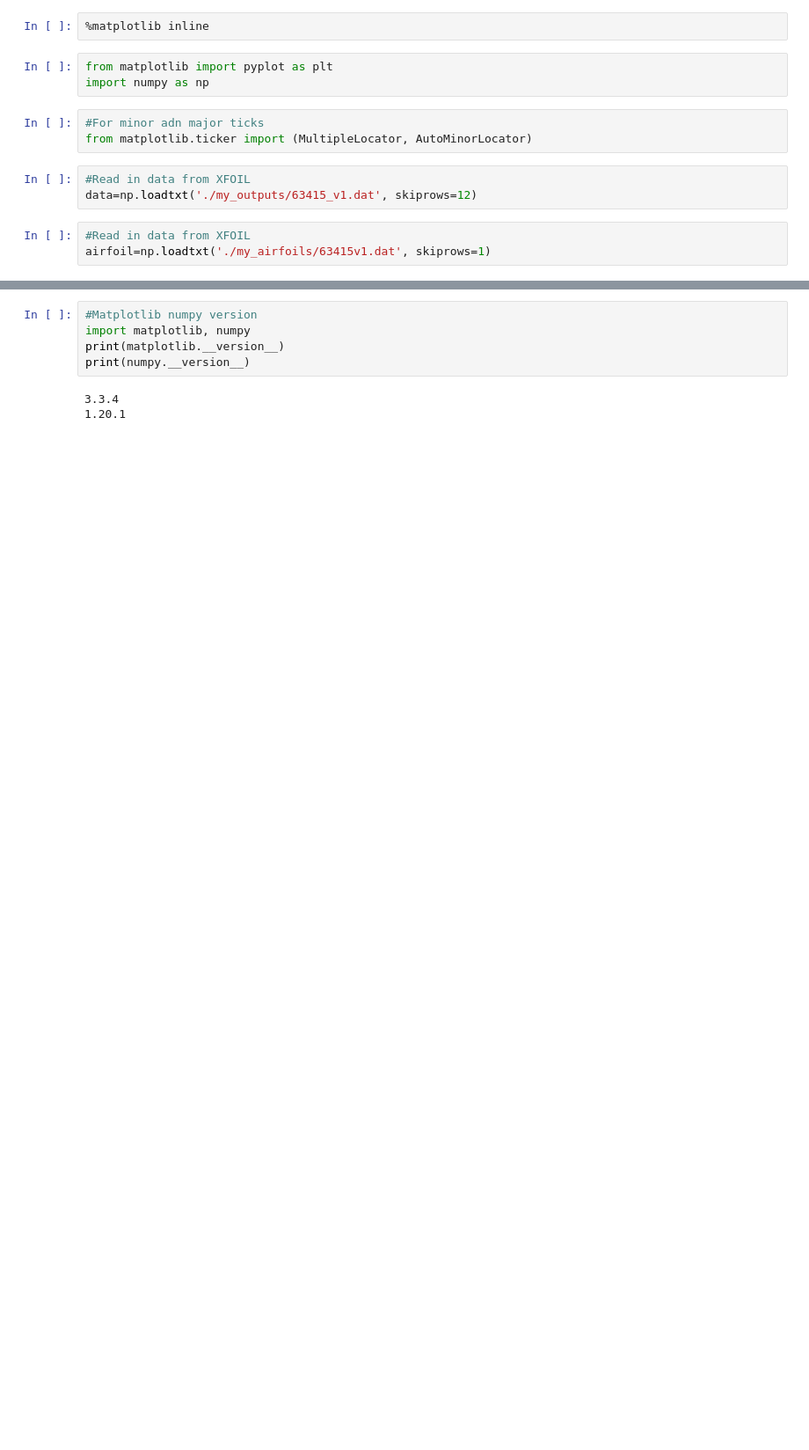
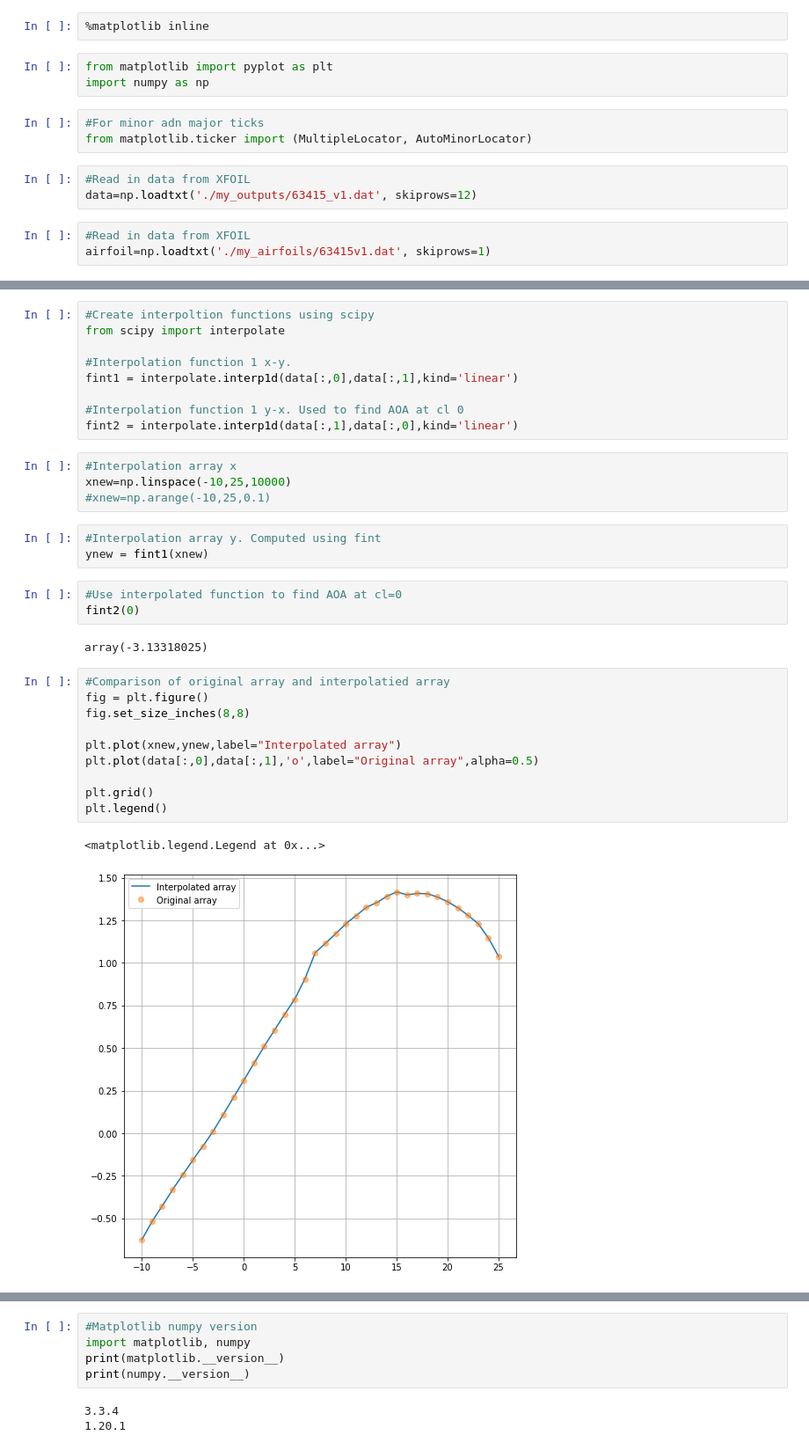
Before and after one commit to joelguerrero/aero_plots, a Jupyter notebook: airfoil_plots1.ipynb, the cells around one changed output, grey strips where cells are left out. Shown: that part at 88% size. Cells and saved outputs as stored; diff of their text form; blank space fills up the shorter version.

Commit message:
new plots
new plots

```diff
--- a/airfoil_plots1.ipynb
+++ b/airfoil_plots1.ipynb
@@ -172,0 +243,34 @@ plt.show()
+# %%
+#Create interpoltion functions using scipy
+from scipy import interpolate
+
+#Interpolation function 1 x-y.
+fint1 = interpolate.interp1d(data[:,0],data[:,1],kind='linear')
+
+#Interpolation function 1 y-x. Used to find AOA at cl 0
+fint2 = interpolate.interp1d(data[:,1],data[:,0],kind='linear')
+# %%
+#Interpolation array x
+xnew=np.linspace(-10,25,10000)
+#xnew=np.arange(-10,25,0.1)
+# %%
+#Interpolation array y. Computed using fint
+ynew = fint1(xnew)
+# %%
+#Use interpolated function to find AOA at cl=0
+fint2(0)
+# %% [output]
+array(-3.13318025)
+# %%
+#Comparison of original array and interpolatied array
+fig = plt.figure()
+fig.set_size_inches(8,8)
+
+plt.plot(xnew,ynew,label="Interpolated array")
+plt.plot(data[:,0],data[:,1],'o',label="Original array",alpha=0.5)
+
+plt.grid()
+plt.legend()
+# %% [output]
+<matplotlib.legend.Legend at 0x...>
+[figure, added]
```
Also changed, not shown: parts of 9 cells of this notebook, 2 other files.
